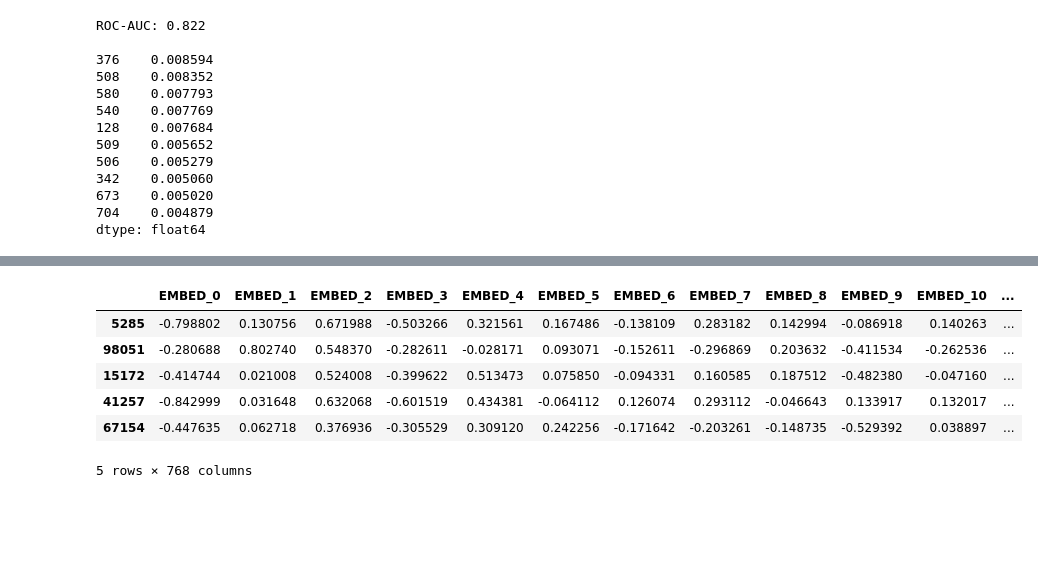
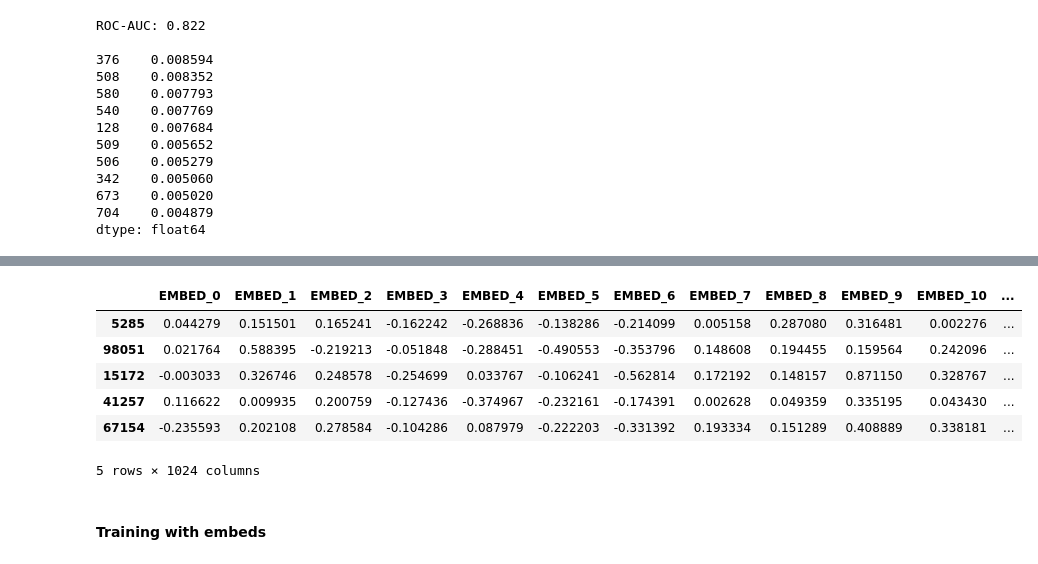
Before and after one commit to navedrizvi/bdh-project, a Jupyter notebook: ivan-workspace/First_iteration.ipynb, the cells around one changed output, grey strips where cells are left out. Saved outputs shown, nothing was run; the diff lists cells and outputs as text; code cells hidden in the pictures; blank space fills up the shorter version.

```diff
--- a/ivan-workspace/First_iteration.ipynb
+++ b/ivan-workspace/First_iteration.ipynb
@@ -793 +792,3 @@ MIMIC_LAST_NOTE_EMBEDS = "../data/embeds_mimic/"
+# %%
+BLUEBERT_LAST_NOTE_EMBEDS = "../data/embeds_bluebert/"
 # %%
@@ -839,13 +816,0 @@ calculate_and_store_embeds(LAST_NOTE_EMBEDS_PATH,
-# %%
-def get_embeds_df(path: str) -> pd.DataFrame:
-    subj_ids = []
-    embeds = []
-    for file in tqdm(glob(path + '*')):
-        name = file.split('/')[-1]
-        subj_id = int(name.split('.')[0])
-        embedding = torch.load(file)
-        subj_ids.append(subj_id)
-        embeds.append(np.array(embedding))
-    embed_df = pd.DataFrame(embeds, index=subj_ids)
-    embed_df.columns = [f"EMBED_{i}" for i in embed_df.columns]
-    return embed_df
@@ -854,10 +817,14 @@ embed_df = get_embeds_df(LAST_NOTE_EMBEDS_PATH)
+# %%
+embed_df_blue = get_embeds_df(BLUEBERT_LAST_NOTE_EMBEDS)
 # %%
-embed_df.head()
+embed_df_blue.head()
 # %% [output]
 |  | EMBED_0 | EMBED_1 | EMBED_2 | EMBED_3 | EMBED_4 | EMBED_5 | EMBED_6 | EMBED_7 | EMBED_8 | EMBED_9 | EMBED_10 | ... |
-| 5285 | -0.798802 | 0.130756 | 0.671988 | -0.503266 | 0.321561 | 0.167486 | -0.138109 | 0.283182 | 0.142994 | -0.086918 | 0.140263 | ... |
-| 98051 | -0.280688 | 0.802740 | 0.548370 | -0.282611 | -0.028171 | 0.093071 | -0.152611 | -0.296869 | 0.203632 | -0.411534 | -0.262536 | ... |
-| 15172 | -0.414744 | 0.021008 | 0.524008 | -0.399622 | 0.513473 | 0.075850 | -0.094331 | 0.160585 | 0.187512 | -0.482380 | -0.047160 | ... |
-| 41257 | -0.842999 | 0.031648 | 0.632068 | -0.601519 | 0.434381 | -0.064112 | 0.126074 | 0.293112 | -0.046643 | 0.133917 | 0.132017 | ... |
-| 67154 | -0.447635 | 0.062718 | 0.376936 | -0.305529 | 0.309120 | 0.242256 | -0.171642 | -0.203261 | -0.148735 | -0.529392 | 0.038897 | ... |
+| 5285 | 0.044279 | 0.151501 | 0.165241 | -0.162242 | -0.268836 | -0.138286 | -0.214099 | 0.005158 | 0.287080 | 0.316481 | 0.002276 | ... |
+| 98051 | 0.021764 | 0.588395 | -0.219213 | -0.051848 | -0.288451 | -0.490553 | -0.353796 | 0.148608 | 0.194455 | 0.159564 | 0.242096 | ... |
+| 15172 | -0.003033 | 0.326746 | 0.248578 | -0.254699 | 0.033767 | -0.106241 | -0.562814 | 0.172192 | 0.148157 | 0.871150 | 0.328767 | ... |
+| 41257 | 0.116622 | 0.009935 | 0.200759 | -0.127436 | -0.374967 | -0.232161 | -0.174391 | 0.002628 | 0.049359 | 0.335195 | 0.043430 | ... |
+| 67154 | -0.235593 | 0.202108 | 0.278584 | -0.104286 | 0.087979 | -0.222203 | -0.331392 | 0.193334 | 0.151289 | 0.408889 | 0.338181 | ... |
-5 rows × 768 columns
+5 rows × 1024 columns
+# %% [markdown]
+#### Training with embeds
```
Also changed, not shown: parts of 34 cells of this notebook.
